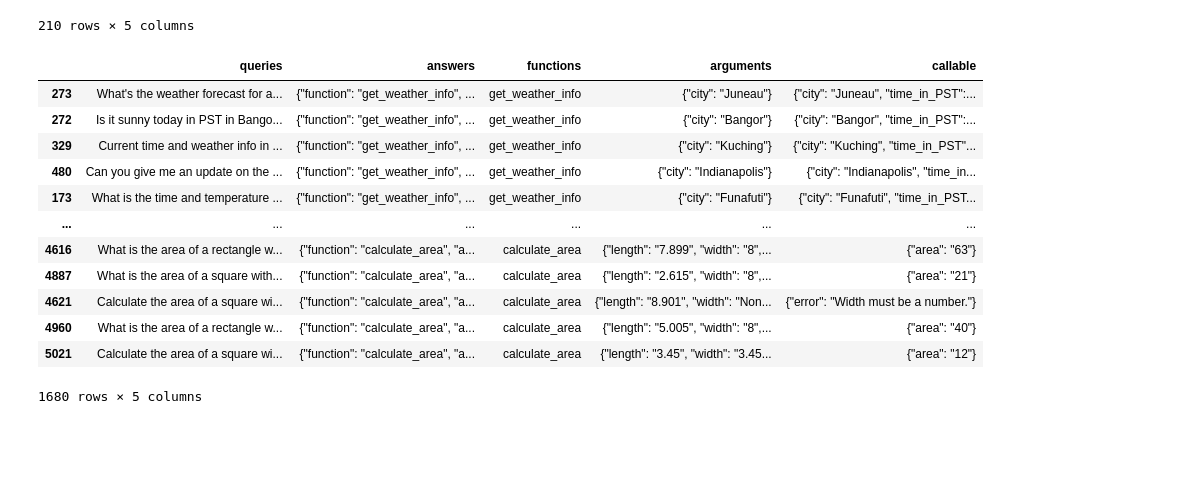
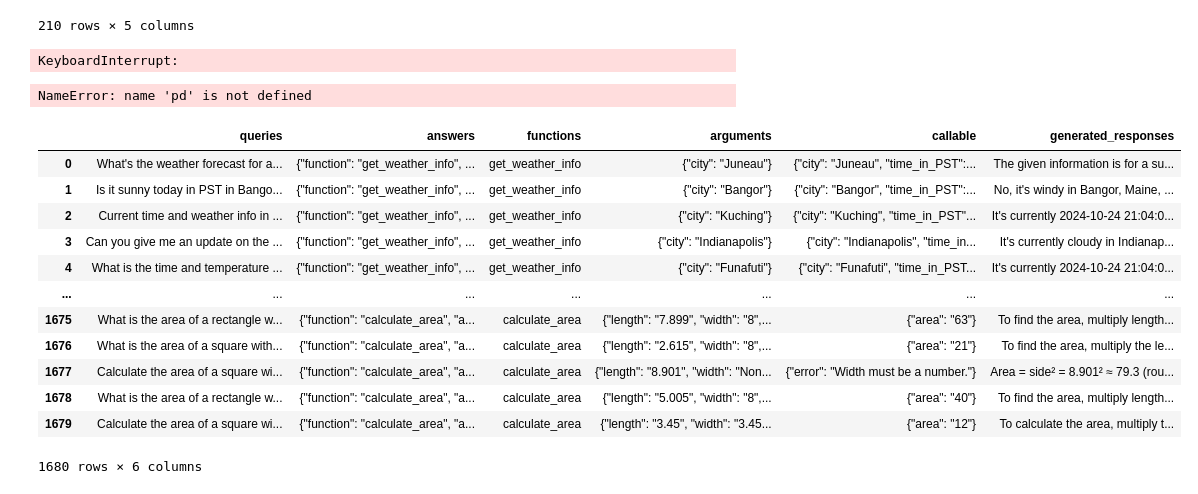
Before and after one commit to ChiBerkeley/function-calling-project, a Jupyter notebook: notebook/organize_json.ipynb, the cells around one changed output. Drawn from its saved outputs; the diff is of its cells as text; code cells hidden in the pictures; blank space fills up the shorter version.

Commit message:
reverse_response

```diff
--- a/notebook/organize_json.ipynb
+++ b/notebook/organize_json.ipynb
@@ -170,27 +170,40 @@ for item in tqdm(df.iterrows()):
         numbers.append(item[0])
         if item[0] % 5 ==0 :
             temp_df = pd.DataFrame({"index": numbers, "responses": responses})
-            temp_df.to_csv('save_response.csv', mode='a', index=False, header=False)
+            temp_df.to_csv('response.csv', mode='a', index=False, header=False)
             numbers = []
             responses = []
         print(item[1]["queries"])
+
+if item[0] % 5 != 0:
+    temp_df = pd.DataFrame({"index": numbers, "responses": responses})
+    temp_df.to_csv('responses.csv', mode='a', index=False, header=False)
+    print("last set saved")
+# %% [output]
+KeyboardInterrupt:
 # %%
-response_df = pd.read_csv("../responses.csv", index_col=0, header=None)
+# merge response to the main dataframe
+response_df = pd.read_csv("responses.csv", index_col=0, header=None)
 response_df.rename(columns={1: "generated_response"}, inplace=True)
-df = pd.read_csv("../df_checkpoint_1.csv", index_col=None)
-df["generated_responses"] = temp_df["generated_response"]
+df = pd.read_csv("df_checkpoint_1.csv", index_col=None)
+df["generated_responses"] = response_df["generated_response"]
 df.to_csv("df_checkpoint_2.csv", index=None)
 # %% [output]
-|  | queries | answers | functions | arguments | callable |
-| 273 | What's the weather forecast for a... | {"function": "get_weather_info", ... | get_weather_info | {"city": "Juneau"} | {"city": "Juneau", "time_in_PST":... |
-| 272 | Is it sunny today in PST in Bango... | {"function": "get_weather_info", ... | get_weather_info | {"city": "Bangor"} | {"city": "Bangor", "time_in_PST":... |
-| 329 | Current time and weather info in ... | {"function": "get_weather_info", ... | get_weather_info | {"city": "Kuching"} | {"city": "Kuching", "time_in_PST"... |
-| 480 | Can you give me an update on the ... | {"function": "get_weather_info", ... | get_weather_info | {"city": "Indianapolis"} | {"city": "Indianapolis", "time_in... |
-| 173 | What is the time and temperature ... | {"function": "get_weather_info", ... | get_weather_info | {"city": "Funafuti"} | {"city": "Funafuti", "time_in_PST... |
-| ... | ... | ... | ... | ... | ... |
-| 4616 | What is the area of a rectangle w... | {"function": "calculate_area", "a... | calculate_area | {"length": "7.899", "width": "8",... | {"area": "63"} |
-| 4887 | What is the area of a square with... | {"function": "calculate_area", "a... | calculate_area | {"length": "2.615", "width": "8",... | {"area": "21"} |
-| 4621 | Calculate the area of a square wi... | {"function": "calculate_area", "a... | calculate_area | {"length": "8.901", "width": "Non... | {"error": "Width must be a number."} |
-| 4960 | What is the area of a rectangle w... | {"function": "calculate_area", "a... | calculate_area | {"length": "5.005", "width": "8",... | {"area": "40"} |
-| 5021 | Calculate the area of a square wi... | {"function": "calculate_area", "a... | calculate_area | {"length": "3.45", "width": "3.45... | {"area": "12"} |
-1680 rows × 5 columns
+NameError: name 'pd' is not defined
+# %%
+df = pd.read_csv("df_checkpoint_2.csv")
+df
+# %% [output]
+|  | queries | answers | functions | arguments | callable | generated_responses |
+| 0 | What's the weather forecast for a... | {"function": "get_weather_info", ... | get_weather_info | {"city": "Juneau"} | {"city": "Juneau", "time_in_PST":... | The given information is for a su... |
+| 1 | Is it sunny today in PST in Bango... | {"function": "get_weather_info", ... | get_weather_info | {"city": "Bangor"} | {"city": "Bangor", "time_in_PST":... | No, it's windy in Bangor, Maine, ... |
+| 2 | Current time and weather info in ... | {"function": "get_weather_info", ... | get_weather_info | {"city": "Kuching"} | {"city": "Kuching", "time_in_PST"... | It's currently 2024-10-24 21:04:0... |
+| 3 | Can you give me an update on the ... | {"function": "get_weather_info", ... | get_weather_info | {"city": "Indianapolis"} | {"city": "Indianapolis", "time_in... | It's currently cloudy in Indianap... |
+| 4 | What is the time and temperature ... | {"function": "get_weather_info", ... | get_weather_info | {"city": "Funafuti"} | {"city": "Funafuti", "time_in_PST... | It's currently 2024-10-24 21:04:0... |
+| ... | ... | ... | ... | ... | ... | ... |
+| 1675 | What is the area of a rectangle w... | {"function": "calculate_area", "a... | calculate_area | {"length": "7.899", "width": "8",... | {"area": "63"} | To find the area, multiply length... |
+| 1676 | What is the area of a square with... | {"function": "calculate_area", "a... | calculate_area | {"length": "2.615", "width": "8",... | {"area": "21"} | To find the area, multiply the le... |
+| 1677 | Calculate the area of a square wi... | {"function": "calculate_area", "a... | calculate_area | {"length": "8.901", "width": "Non... | {"error": "Width must be a number."} | Area = side² = 8.901² ≈ 79.3 (rou... |
+| 1678 | What is the area of a rectangle w... | {"function": "calculate_area", "a... | calculate_area | {"length": "5.005", "width": "8",... | {"area": "40"} | To find the area, multiply length... |
+| 1679 | Calculate the area of a square wi... | {"function": "calculate_area", "a... | calculate_area | {"length": "3.45", "width": "3.45... | {"area": "12"} | To calculate the area, multiply t... |
+1680 rows × 6 columns
```
Also changed, not shown: parts of 4 cells of this notebook.
